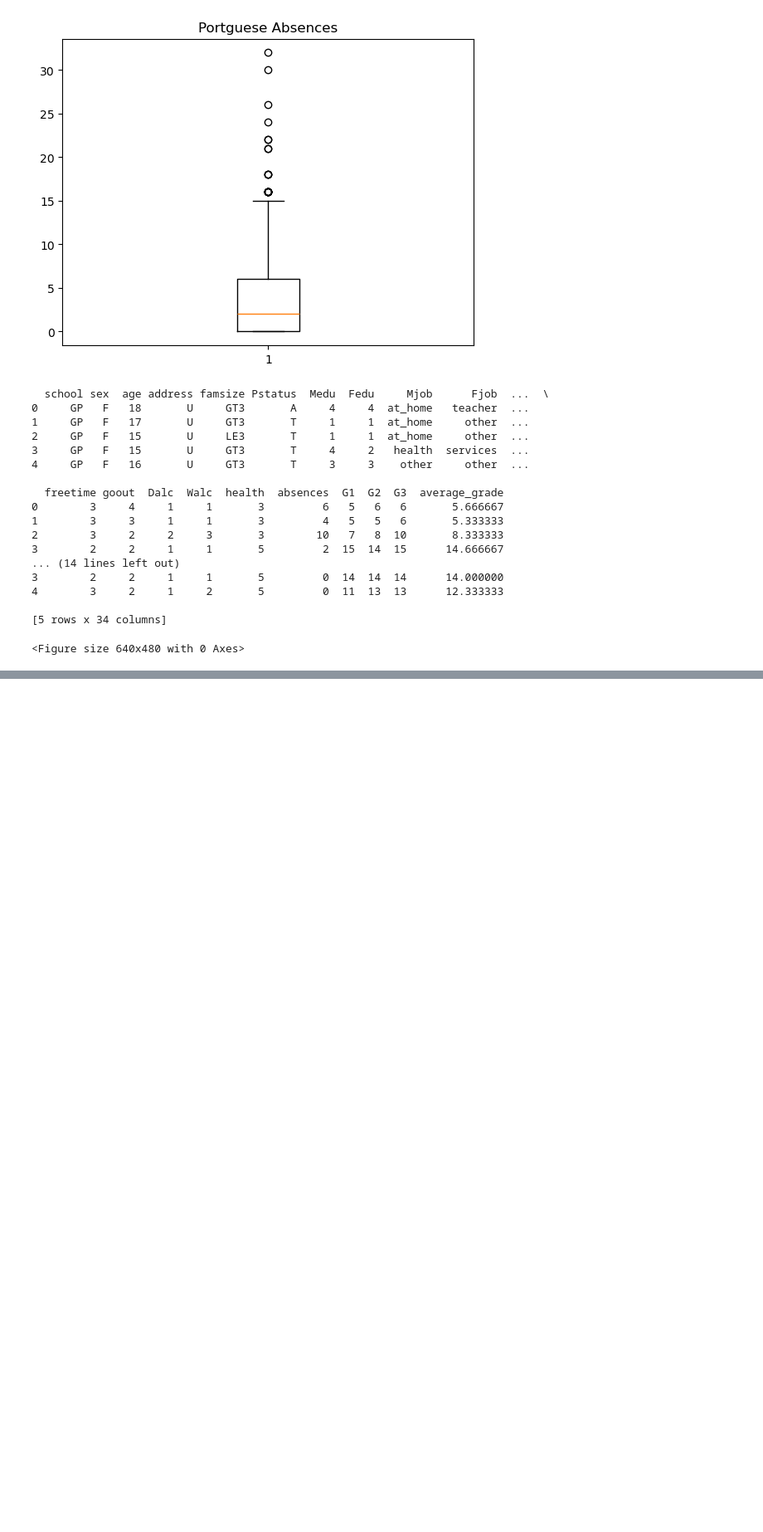
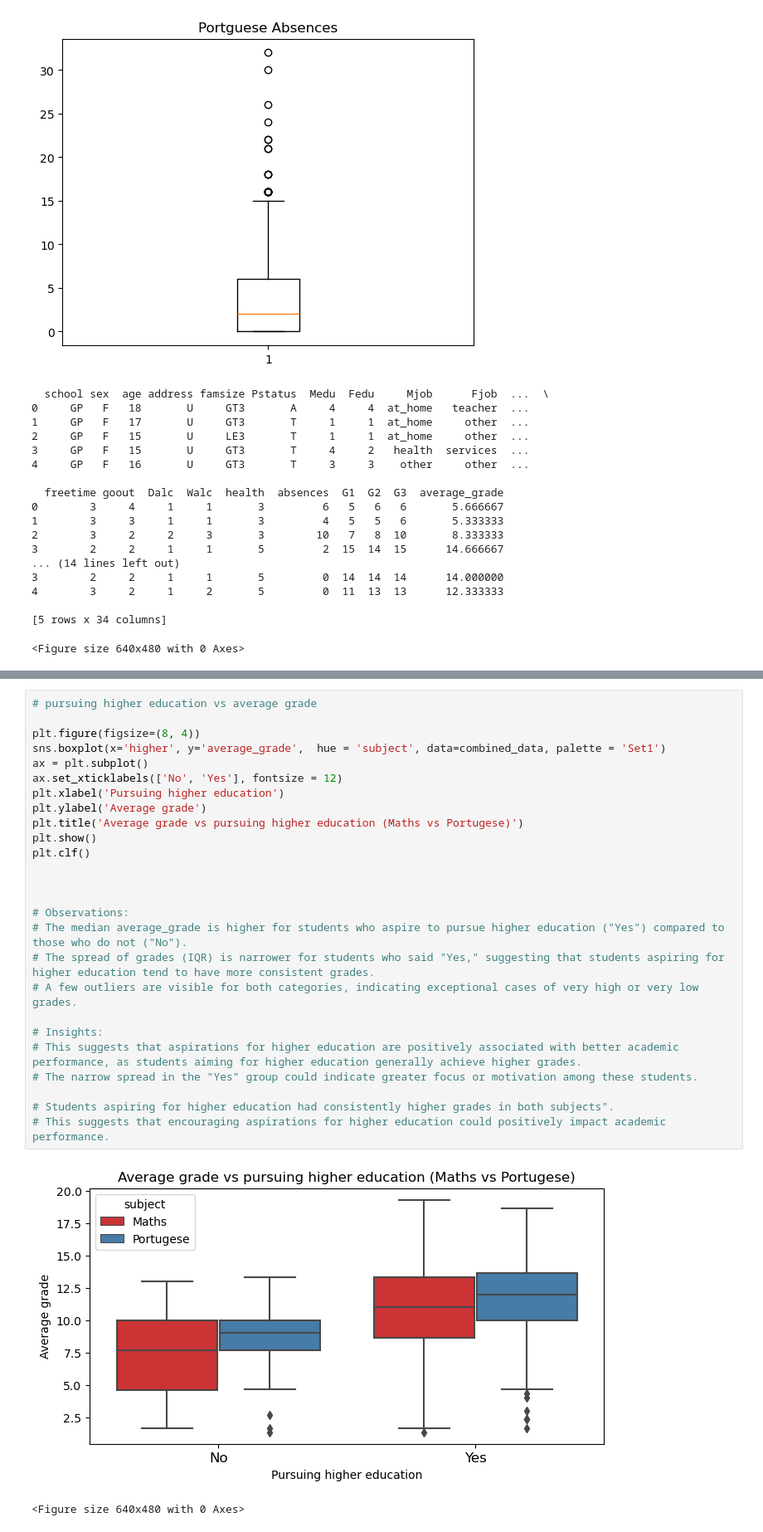
Before and after one commit to Reanna1211/Student-and-Education-Data, a Jupyter notebook: Student_and_Education_Data_Analysis.ipynb, the cells around one changed output, grey strips where cells are left out. Shown at 83% size. Drawn from its saved outputs; the diff is of its cells as text; blank space fills up the shorter version.

```diff
--- a/Student_and_Education_Data_Analysis.ipynb
+++ b/Student_and_Education_Data_Analysis.ipynb
@@ -363,0 +450,29 @@ Name: average_grade, dtype: float64
+# %%
+# pursuing higher education vs average grade
+
+plt.figure(figsize=(8, 4))
+sns.boxplot(x='higher', y='average_grade',  hue = 'subject', data=combined_data, palette = 'Set1')
+ax = plt.subplot()
+ax.set_xticklabels(['No', 'Yes'], fontsize = 12)
+plt.xlabel('Pursuing higher education')
+plt.ylabel('Average grade')
+plt.title('Average grade vs pursuing higher education (Maths vs Portugese)')
+plt.show()
+plt.clf()
+
+
+
+# Observations:
+# The median average_grade is higher for students who aspire to pursue higher education ("Yes") compared to those who do not ("No").
+# The spread of grades (IQR) is narrower for students who said "Yes," suggesting that students aspiring for higher education tend to have more consistent grades.
+# A few outliers are visible for both categories, indicating exceptional cases of very high or very low grades.
+
+# Insights:
+# This suggests that aspirations for higher education are positively associated with better academic performance, as students aiming for higher education generally achieve higher grades.
+# The narrow spread in the "Yes" group could indicate greater focus or motivation among these students.
+
+# Students aspiring for higher education had consistently higher grades in both subjects".
+# This suggests that encouraging aspirations for higher education could positively impact academic performance.
+# %% [output]
+[figure, added]
+<Figure size 640x480 with 0 Axes>
```
Also changed, not shown: parts of 11 cells of this notebook.
